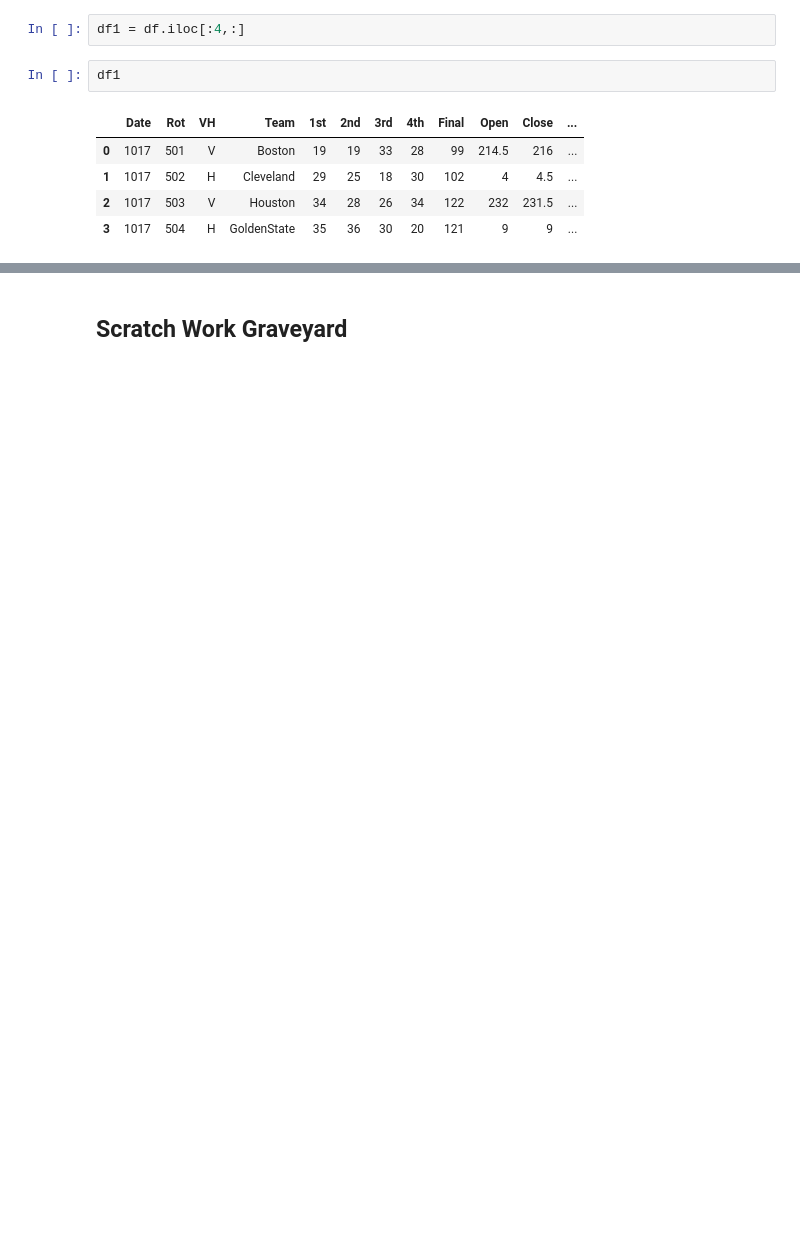
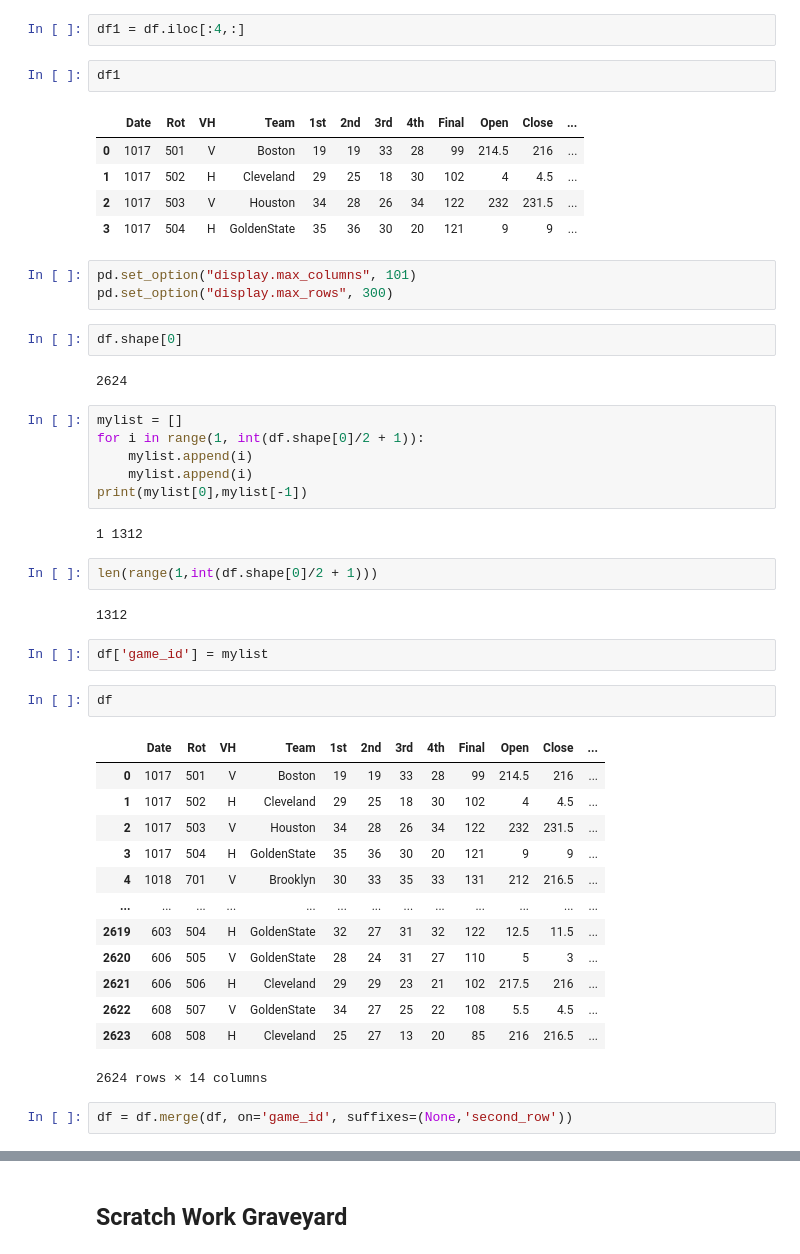
Before and after one commit to jseemayer2/NBA-Over-Under-Predictor, a Jupyter notebook: Data Cleaning.ipynb, the cells around one changed output, grey strips where cells are left out. Cells and saved outputs as stored; diff of their text form; blank space fills up the shorter version.

```diff
--- a/Data Cleaning.ipynb
+++ b/Data Cleaning.ipynb
@@ -83,3 +85,42 @@ df1
 | 1 | 1017 | 502 | H | Cleveland | 29 | 25 | 18 | 30 | 102 | 4 | 4.5 | ... |
 | 2 | 1017 | 503 | V | Houston | 34 | 28 | 26 | 34 | 122 | 232 | 231.5 | ... |
 | 3 | 1017 | 504 | H | GoldenState | 35 | 36 | 30 | 20 | 121 | 9 | 9 | ... |
+# %%
+pd.set_option("display.max_columns", 101)
+pd.set_option("display.max_rows", 300)
+# %%
+df.shape[0]
+# %% [output]
+2624
+# %%
+mylist = []
+for i in range(1, int(df.shape[0]/2 + 1)):
+    mylist.append(i)
+    mylist.append(i)
+print(mylist[0],mylist[-1])
+# %% [output]
+1 1312
+# %%
+len(range(1,int(df.shape[0]/2 + 1)))
+# %% [output]
+1312
+# %%
+df['game_id'] = mylist
+# %%
+df
+# %% [output]
+|  | Date | Rot | VH | Team | 1st | 2nd | 3rd | 4th | Final | Open | Close | ... |
+| 0 | 1017 | 501 | V | Boston | 19 | 19 | 33 | 28 | 99 | 214.5 | 216 | ... |
+| 1 | 1017 | 502 | H | Cleveland | 29 | 25 | 18 | 30 | 102 | 4 | 4.5 | ... |
+| 2 | 1017 | 503 | V | Houston | 34 | 28 | 26 | 34 | 122 | 232 | 231.5 | ... |
+| 3 | 1017 | 504 | H | GoldenState | 35 | 36 | 30 | 20 | 121 | 9 | 9 | ... |
+| 4 | 1018 | 701 | V | Brooklyn | 30 | 33 | 35 | 33 | 131 | 212 | 216.5 | ... |
+| ... | ... | ... | ... | ... | ... | ... | ... | ... | ... | ... | ... | ... |
+| 2619 | 603 | 504 | H | GoldenState | 32 | 27 | 31 | 32 | 122 | 12.5 | 11.5 | ... |
+| 2620 | 606 | 505 | V | GoldenState | 28 | 24 | 31 | 27 | 110 | 5 | 3 | ... |
+| 2621 | 606 | 506 | H | Cleveland | 29 | 29 | 23 | 21 | 102 | 217.5 | 216 | ... |
+| 2622 | 608 | 507 | V | GoldenState | 34 | 27 | 25 | 22 | 108 | 5.5 | 4.5 | ... |
+| 2623 | 608 | 508 | H | Cleveland | 25 | 27 | 13 | 20 | 85 | 216 | 216.5 | ... |
+2624 rows × 14 columns
+# %%
+df = df.merge(df, on='game_id', suffixes=(None,'second_row'))
```
Also changed, not shown: parts of 6 cells of this notebook.
